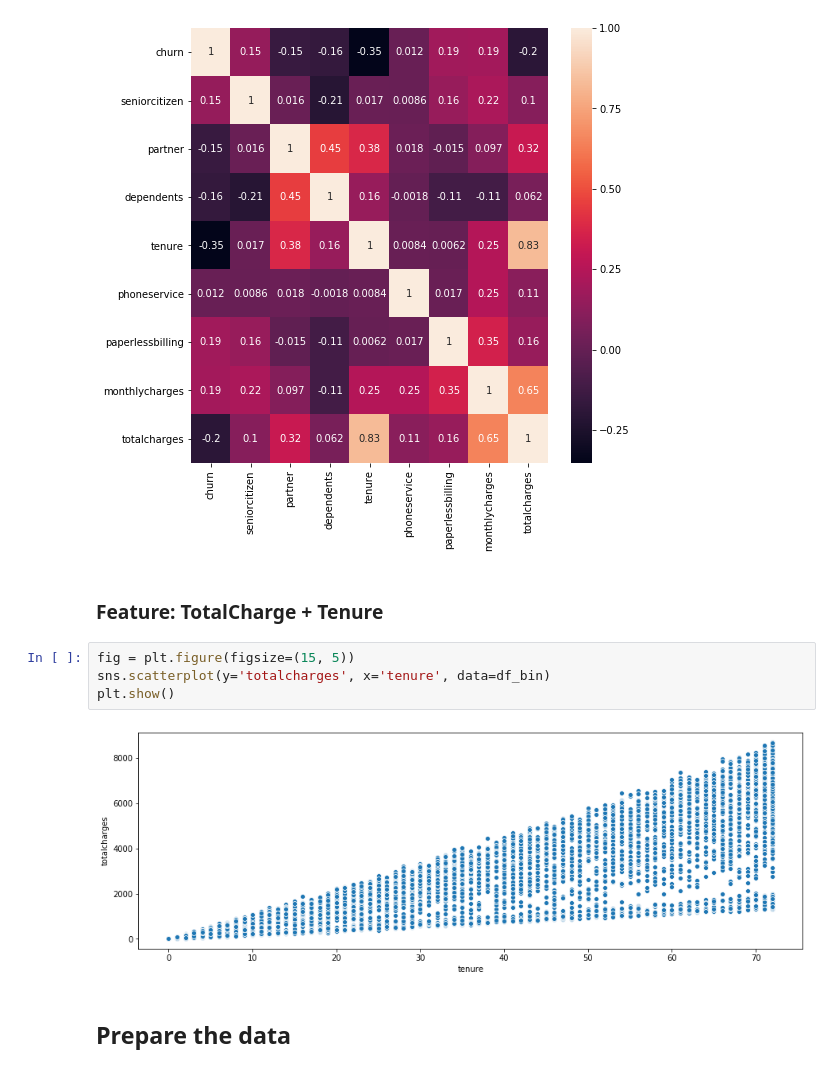
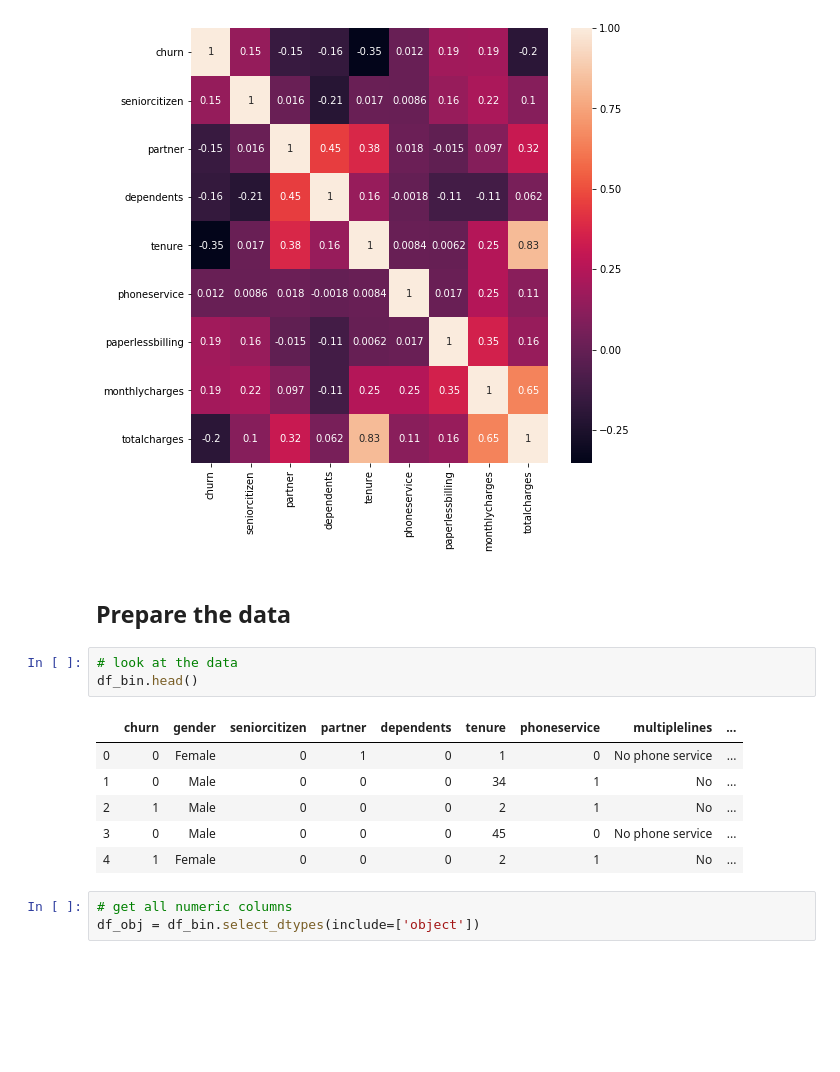
Before and after one commit to shambekela/Churn-Prediction, a Jupyter notebook: Churn-Prediction.ipynb, the cells around one changed output. Saved outputs shown, nothing was run; the diff lists cells and outputs as text; blank space fills up the shorter version.

Commit message:
Preparing our data: Encoding

```diff
--- a/Churn-Prediction.ipynb
+++ b/Churn-Prediction.ipynb
@@ -503,13 +503,18 @@ ax.set_ylim(bottom + 0.5, top - 0.5)
 # %% [output]
 (9.0, 0.0)
 [figure]
-# %% [markdown]
-### Feature: TotalCharge + Tenure
-# %%
-fig = plt.figure(figsize=(15, 5))
-sns.scatterplot(y='totalcharges', x='tenure', data=df_bin)
-plt.show()
-# %% [output]
-[figure, removed]
 # %% [markdown]
 ## Prepare the data
+# %%
+# look at the data
+df_bin.head()
+# %% [output]
+|  | churn | gender | seniorcitizen | partner | dependents | tenure | phoneservice | multiplelines | ... |
+| 0 | 0 | Female | 0 | 1 | 0 | 1 | 0 | No phone service | ... |
+| 1 | 0 | Male | 0 | 0 | 0 | 34 | 1 | No | ... |
+| 2 | 1 | Male | 0 | 0 | 0 | 2 | 1 | No | ... |
+| 3 | 0 | Male | 0 | 0 | 0 | 45 | 0 | No phone service | ... |
+| 4 | 1 | Female | 0 | 0 | 0 | 2 | 1 | No | ... |
+# %%
+# get all numeric columns
+df_obj = df_bin.select_dtypes(include=['object'])
```
Also changed, not shown: parts of 1 cell of this notebook.
